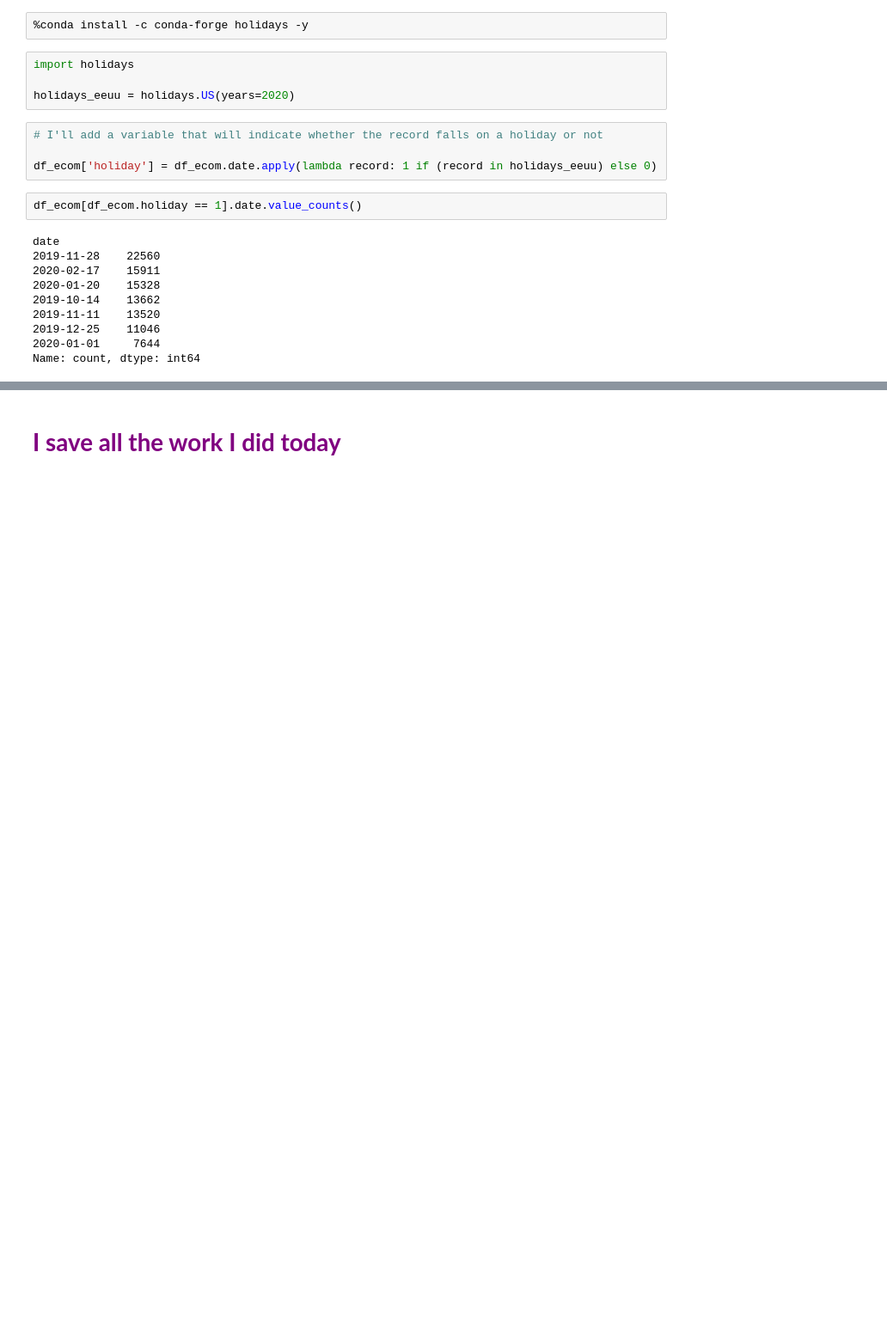
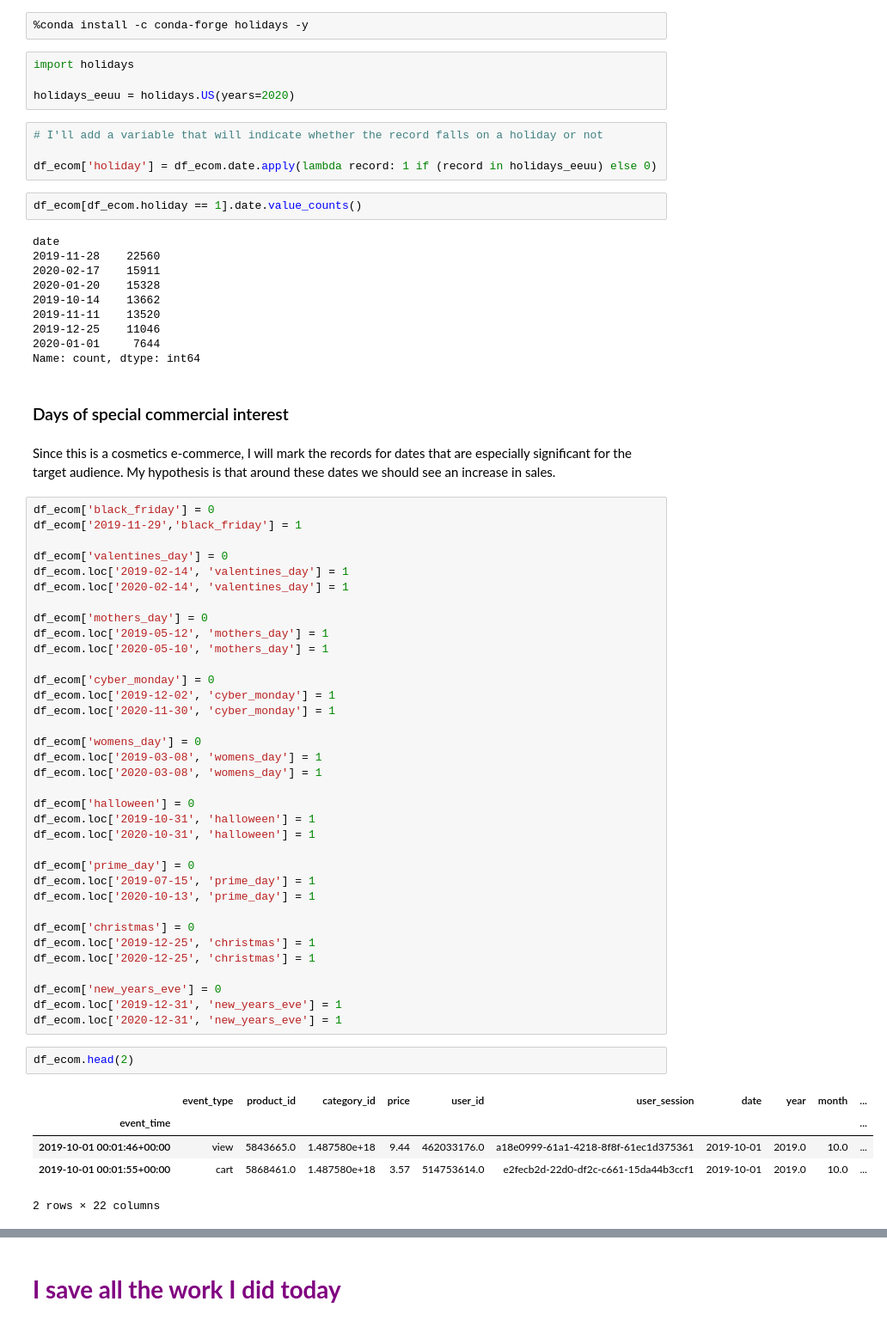
Before and after one commit to javierlopezm/Optimizacion_Ecommerce, a Jupyter notebook: Optimizacion_Ecommerce.ipynb, the cells around one changed output, grey strips where cells are left out. Shown: that part at 86% size. Saved outputs shown, nothing was run; the diff lists cells and outputs as text; blank space fills up the shorter version.

```diff
--- a/Optimizacion_Ecommerce.ipynb
+++ b/Optimizacion_Ecommerce.ipynb
@@ -271,3 +271,50 @@ date
 2019-12-25    11046
 2020-01-01     7644
 Name: count, dtype: int64
+# %% [markdown]
+### Days of special commercial interest
+# %% [markdown]
+Since this is a cosmetics e-commerce, I will mark the records for dates that are especially significant for the target audience. My hypothesis is that around these dates we should see an increase in sales.
+# %%
+df_ecom['black_friday'] = 0
+df_ecom['2019-11-29','black_friday'] = 1
+
+df_ecom['valentines_day'] = 0
+df_ecom.loc['2019-02-14', 'valentines_day'] = 1
+df_ecom.loc['2020-02-14', 'valentines_day'] = 1
+
+df_ecom['mothers_day'] = 0
+df_ecom.loc['2019-05-12', 'mothers_day'] = 1
+df_ecom.loc['2020-05-10', 'mothers_day'] = 1
+
+df_ecom['cyber_monday'] = 0
+df_ecom.loc['2019-12-02', 'cyber_monday'] = 1
+df_ecom.loc['2020-11-30', 'cyber_monday'] = 1
+
+df_ecom['womens_day'] = 0
+df_ecom.loc['2019-03-08', 'womens_day'] = 1
+df_ecom.loc['2020-03-08', 'womens_day'] = 1
+
+df_ecom['halloween'] = 0
+df_ecom.loc['2019-10-31', 'halloween'] = 1
+df_ecom.loc['2020-10-31', 'halloween'] = 1
+
+df_ecom['prime_day'] = 0
+df_ecom.loc['2019-07-15', 'prime_day'] = 1
+df_ecom.loc['2020-10-13', 'prime_day'] = 1
+
+df_ecom['christmas'] = 0
+df_ecom.loc['2019-12-25', 'christmas'] = 1
+df_ecom.loc['2020-12-25', 'christmas'] = 1
+
+df_ecom['new_years_eve'] = 0
+df_ecom.loc['2019-12-31', 'new_years_eve'] = 1
+df_ecom.loc['2020-12-31', 'new_years_eve'] = 1
+# %%
+df_ecom.head(2)
+# %% [output]
+|  | event_type | product_id | category_id | price | user_id | user_session | date | year | month | ... |
+| event_time |  |  |  |  |  |  |  |  |  | ... |
+| 2019-10-01 00:01:46+00:00 | view | 5843665.0 | 1.487580e+18 | 9.44 | 462033176.0 | a18e0999-61a1-4218-8f8f-61ec1d375361 | 2019-10-01 | 2019.0 | 10.0 | ... |
+| 2019-10-01 00:01:55+00:00 | cart | 5868461.0 | 1.487580e+18 | 3.57 | 514753614.0 | e2fecb2d-22d0-df2c-c661-15da44b3ccf1 | 2019-10-01 | 2019.0 | 10.0 | ... |
+2 rows × 22 columns
```
Also changed, not shown: parts of 3 cells of this notebook.
